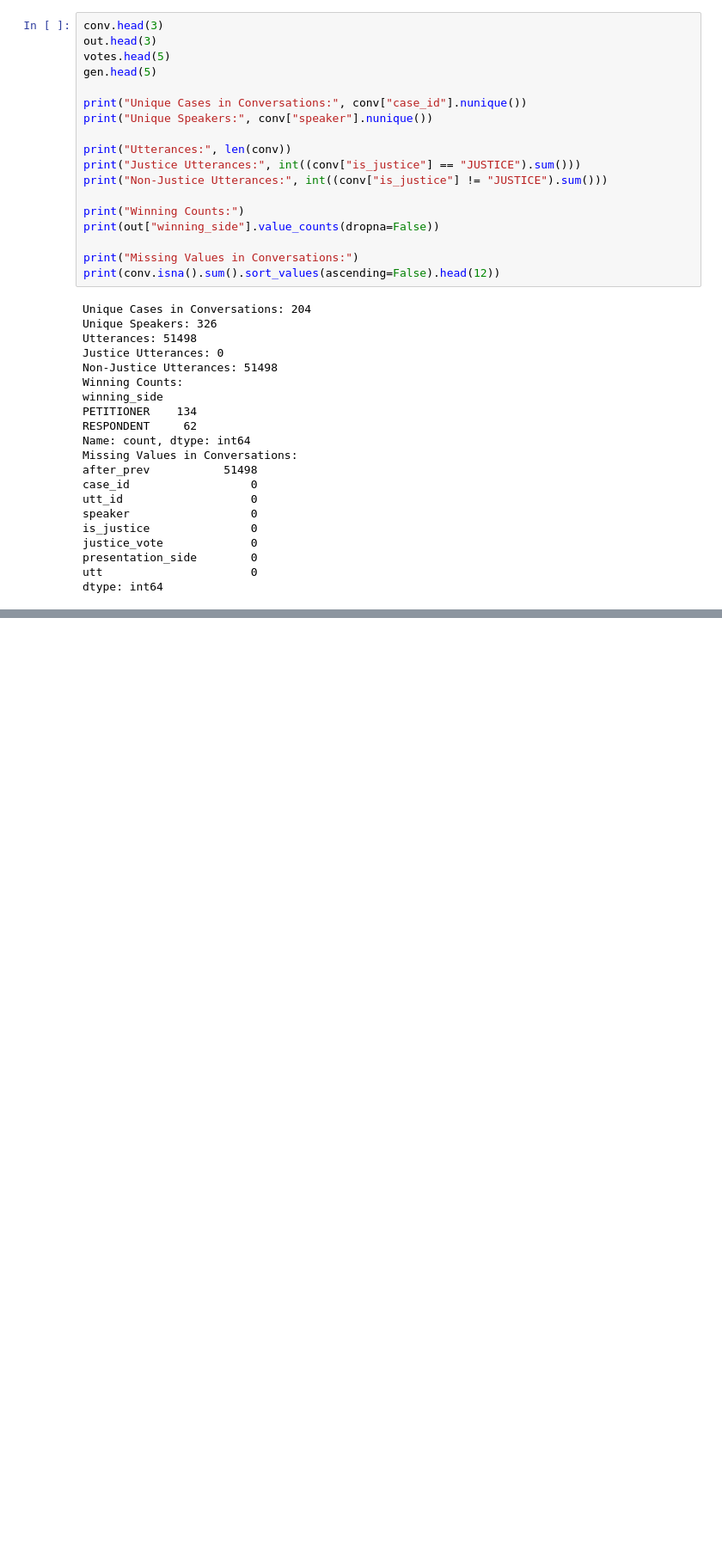
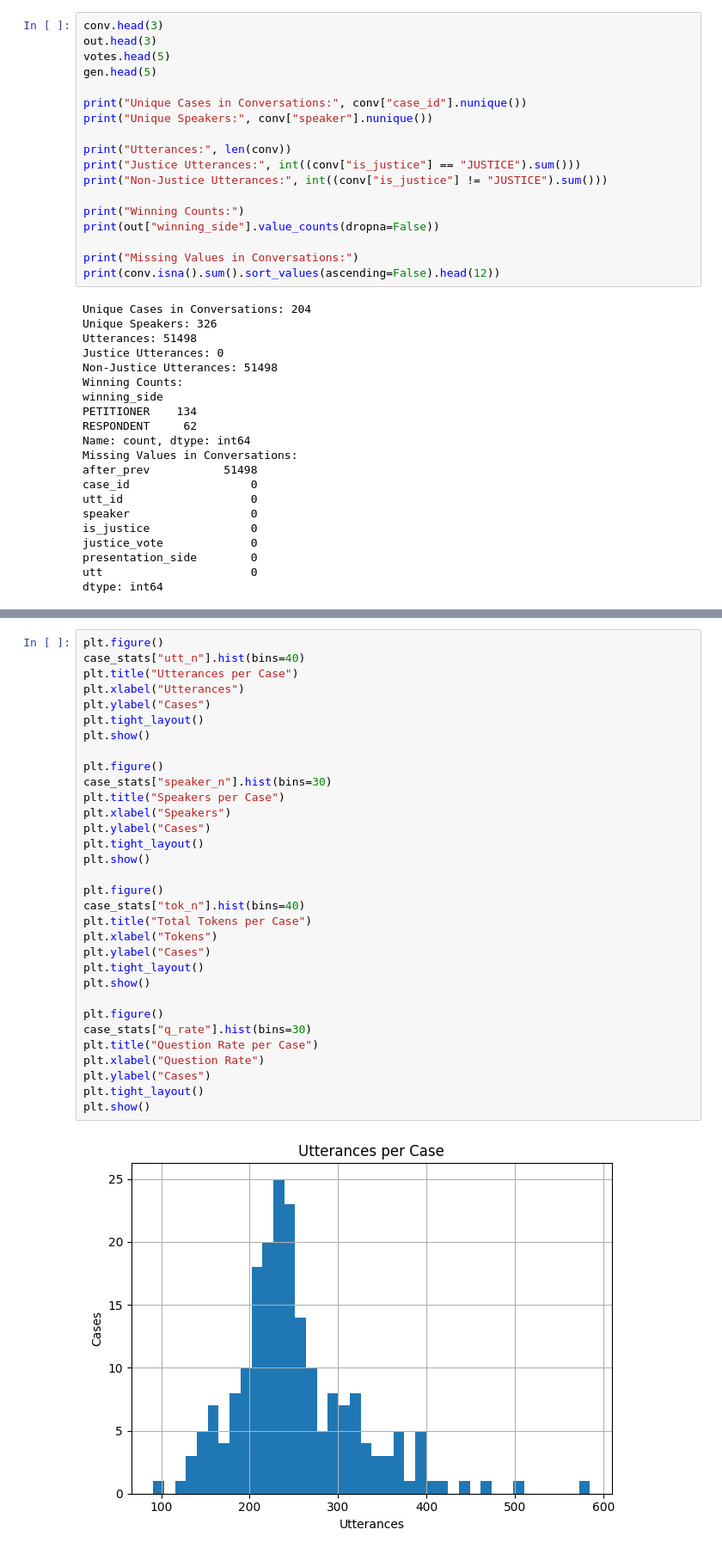
Before and after one commit to sumaitate/ML_SupremeCourtOutcomePrediction, a Jupyter notebook: notebooks/01_data_exploration.ipynb, the cells around one changed output, grey strips where cells are left out. Shown at 86% size. Saved outputs shown, nothing was run; the diff lists cells and outputs as text; blank space fills up the shorter version.

Commit message:
Revised EDA code + additional plots.

```diff
--- a/notebooks/01_data_exploration.ipynb
+++ b/notebooks/01_data_exploration.ipynb
@@ -223,0 +271,34 @@ Name: count, dtype: int64
+# %%
+plt.figure()
+case_stats["utt_n"].hist(bins=40)
+plt.title("Utterances per Case")
+plt.xlabel("Utterances")
+plt.ylabel("Cases")
+plt.tight_layout()
+plt.show()
+
+plt.figure()
+case_stats["speaker_n"].hist(bins=30)
+plt.title("Speakers per Case")
+plt.xlabel("Speakers")
+plt.ylabel("Cases")
+plt.tight_layout()
+plt.show()
+
+plt.figure()
+case_stats["tok_n"].hist(bins=40)
+plt.title("Total Tokens per Case")
+plt.xlabel("Tokens")
+plt.ylabel("Cases")
+plt.tight_layout()
+plt.show()
+
+plt.figure()
+case_stats["q_rate"].hist(bins=30)
+plt.title("Question Rate per Case")
+plt.xlabel("Question Rate")
+plt.ylabel("Cases")
+plt.tight_layout()
+plt.show()
+# %% [output]
+[figure, added]
```
Also changed, not shown: parts of 19 cells of this notebook, 5 other files.
